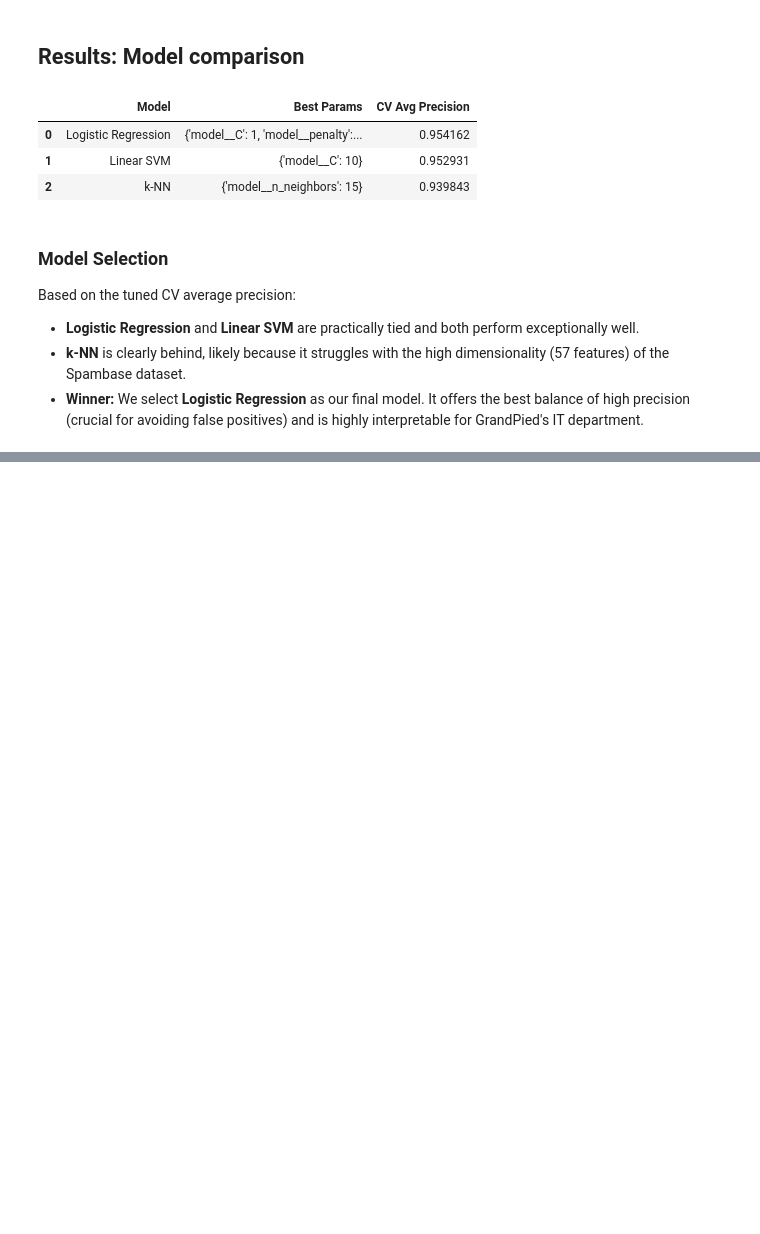
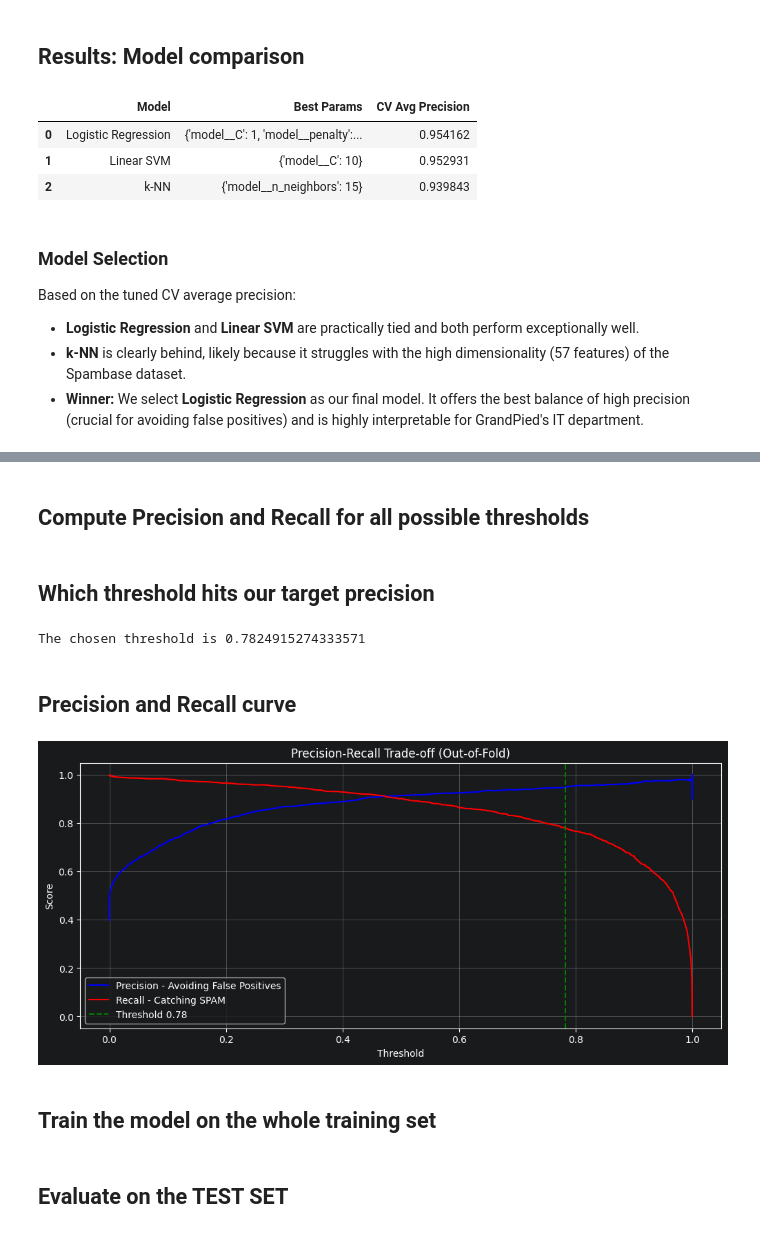
Before and after one commit to alajemba-vik/spamjam, a Jupyter notebook: notebooks/analysis.ipynb, the cells around one changed output, grey strips where cells are left out. Cells and saved outputs as stored; diff of their text form; code cells hidden in the pictures; blank space fills up the shorter version.

Commit message:
feat: Task 7 - Final evaluation, OOF threshold selection and confusion matrix (#36)

```diff
--- a/notebooks/analysis.ipynb
+++ b/notebooks/analysis.ipynb
@@ -334,0 +346,39 @@ Based on the tuned CV average precision:
+# %%
+target_precision=config["threshold"]["target_precision"]
+
+oof_probas=cross_val_predict(trainer_lr.model, X_train, y_train, cv=cv, method="predict_proba")[:,1]
+# %% [markdown]
+## **Compute Precision and Recall for all possible thresholds**
+# %%
+precisions, recalls, thresholds=precision_recall_curve(y_train, oof_probas)
+# %% [markdown]
+## **Which threshold hits our target precision**
+# %%
+valid_indices=np.where(precisions[:-1] >= target_precision)[0]
+if len(valid_indices)>0:
+    chosen_threshold=thresholds[valid_indices[0]]
+else:
+    chosen_threshold=1.0
+
+print(f"The chosen threshold is {chosen_threshold}")
+# %% [output]
+The chosen threshold is 0.7824915274333571
+# %% [markdown]
+## **Precision and Recall curve**
+# %%
+plt.figure(figsize=(12, 5))
+plt.plot(thresholds,precisions[:-1],label="Precision - Avoiding False Positives", color="blue")
+plt.plot(thresholds, recalls[:-1],label="Recall - Catching SPAM", color="red")
+plt.axvline(x=chosen_threshold, color="green", linestyle="--", label=f'Threshold {chosen_threshold:.2f}')
+
+plt.xlabel('Threshold')
+plt.ylabel('Score')
+plt.title('Precision-Recall Trade-off (Out-of-Fold)')
+
+plt.legend()
+plt.grid(True)
+plt.show()
+# %% [output]
+[figure, added]
+# %% [markdown]
+## **Train the model on the whole training set**
@@ -334,0 +387,2 @@ Based on the tuned CV average precision:
+# %% [markdown]
+## **Evaluate on the TEST SET**
```
Also changed, not shown: parts of 9 cells of this notebook, 2 other files.
